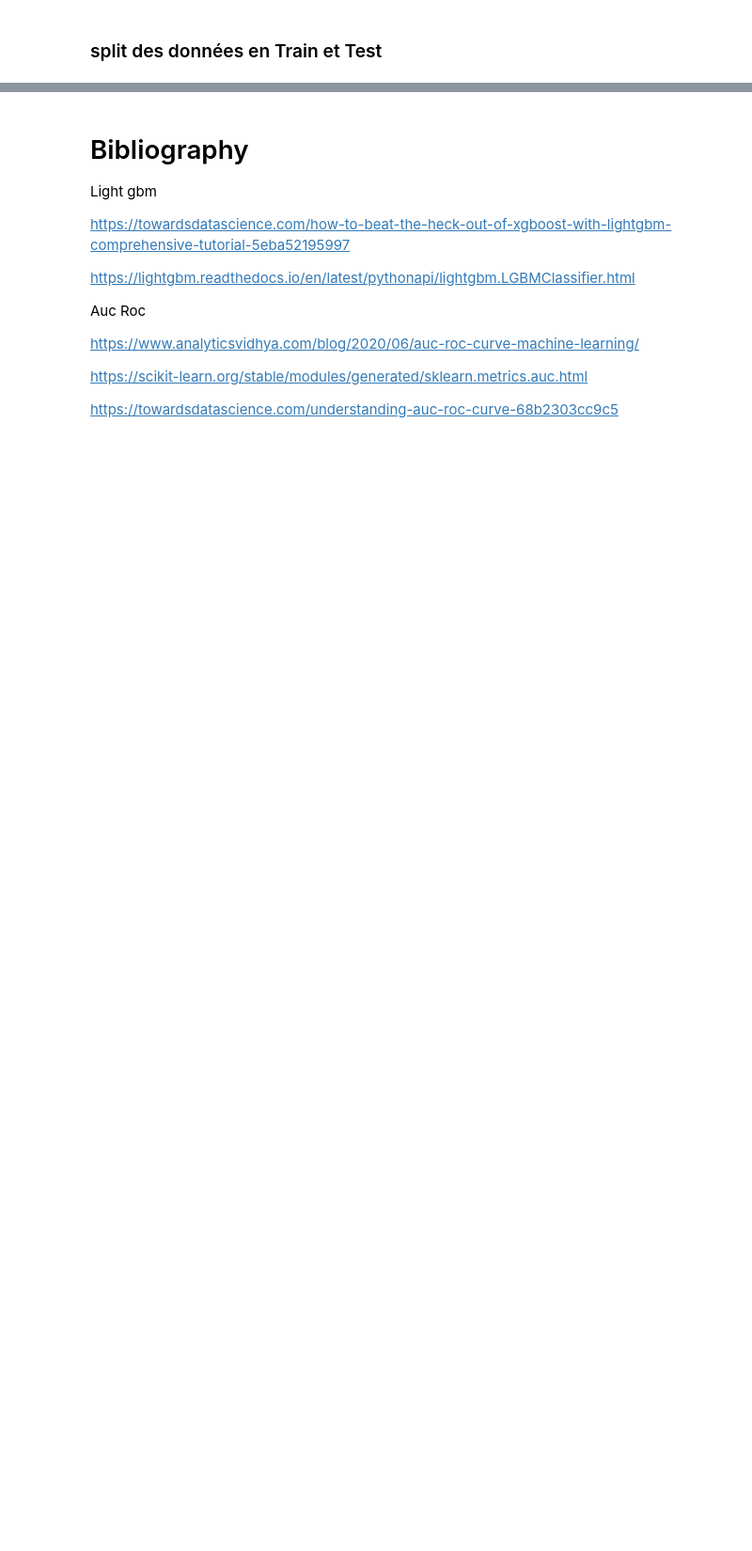
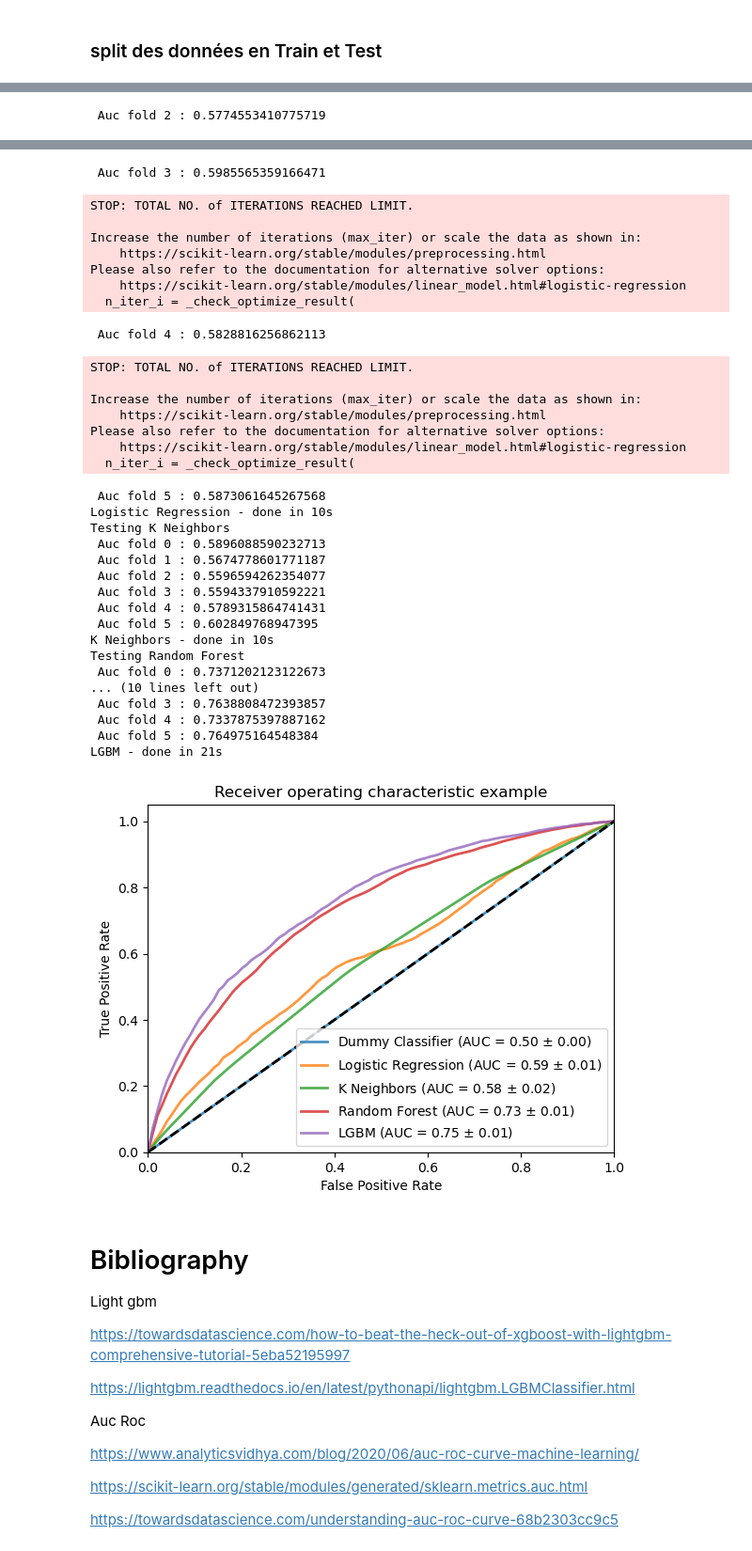
Before and after one commit to cbedini/oc_p7, a Jupyter notebook: Notebook_2_models.ipynb, the cells around one changed output, grey strips where cells are left out. Shown at 94% size. Drawn from its saved outputs; the diff is of its cells as text; code cells hidden in the pictures; blank space fills up the shorter version.

Commit message:
Choix d'un modele

```diff
--- a/Notebook_2_models.ipynb
+++ b/Notebook_2_models.ipynb
@@ -73,0 +99,8 @@ Pour les autres classifiers if faut imputer et scaler les données
+# %%
+df_0 = dfall[dfall['TARGET']==0].sample(5000)
+df_1 = dfall[dfall['TARGET']==1].sample(5000)
+df_test=dfall[dfall['TARGET'].isnull()].sample(10000)
+df50=df_0.append(df_1, ignore_index=True).append(df_test, ignore_index=True)
+display(df50.shape)
+display(df50['TARGET'].value_counts())
+df50.head()
@@ -103,0 +164,4 @@ X,y = prepare_train_df(df)
+# %%
+X,y = prepare_train_df(df)
+X50,y50 = prepare_train_df(df50)
+infinity(dfall)
@@ -239,0 +321,3 @@ Le classifier LGBM du kernel choisi se confirme le meilleur.
+# %%
+plot_roc_curve(classifiers, preprocess, X50,y50)
+# %% [output]
@@ -239,0 +356 @@ Le classifier LGBM du kernel choisi se confirme le meilleur.
+ Auc fold 2 : 0.5774553410775719
@@ -239,0 +364,34 @@ Le classifier LGBM du kernel choisi se confirme le meilleur.
+ Auc fold 3 : 0.5985565359166471
+STOP: TOTAL NO. of ITERATIONS REACHED LIMIT.
+
+Increase the number of iterations (max_iter) or scale the data as shown in:
+    https://scikit-learn.org/stable/modules/preprocessing.html
+Please also refer to the documentation for alternative solver options:
+    https://scikit-learn.org/stable/modules/linear_model.html#logistic-regression
+  n_iter_i = _check_optimize_result(
+ Auc fold 4 : 0.5828816256862113
+STOP: TOTAL NO. of ITERATIONS REACHED LIMIT.
+
+Increase the number of iterations (max_iter) or scale the data as shown in:
+    https://scikit-learn.org/stable/modules/preprocessing.html
+Please also refer to the documentation for alternative solver options:
+    https://scikit-learn.org/stable/modules/linear_model.html#logistic-regression
+  n_iter_i = _check_optimize_result(
+ Auc fold 5 : 0.5873061645267568
+Logistic Regression - done in 10s
+Testing K Neighbors
+ Auc fold 0 : 0.5896088590232713
+ Auc fold 1 : 0.5674778601771187
+ Auc fold 2 : 0.5596594262354077
+ Auc fold 3 : 0.5594337910592221
+ Auc fold 4 : 0.5789315864741431
+ Auc fold 5 : 0.602849768947395
+K Neighbors - done in 10s
+Testing Random Forest
+ Auc fold 0 : 0.7371202123122673
+... (10 lines left out)
+ Auc fold 3 : 0.7638808472393857
+ Auc fold 4 : 0.7337875397887162
+ Auc fold 5 : 0.764975164548384
+LGBM - done in 21s
+[figure, added]
```
Also changed, not shown: parts of 31 cells of this notebook.
